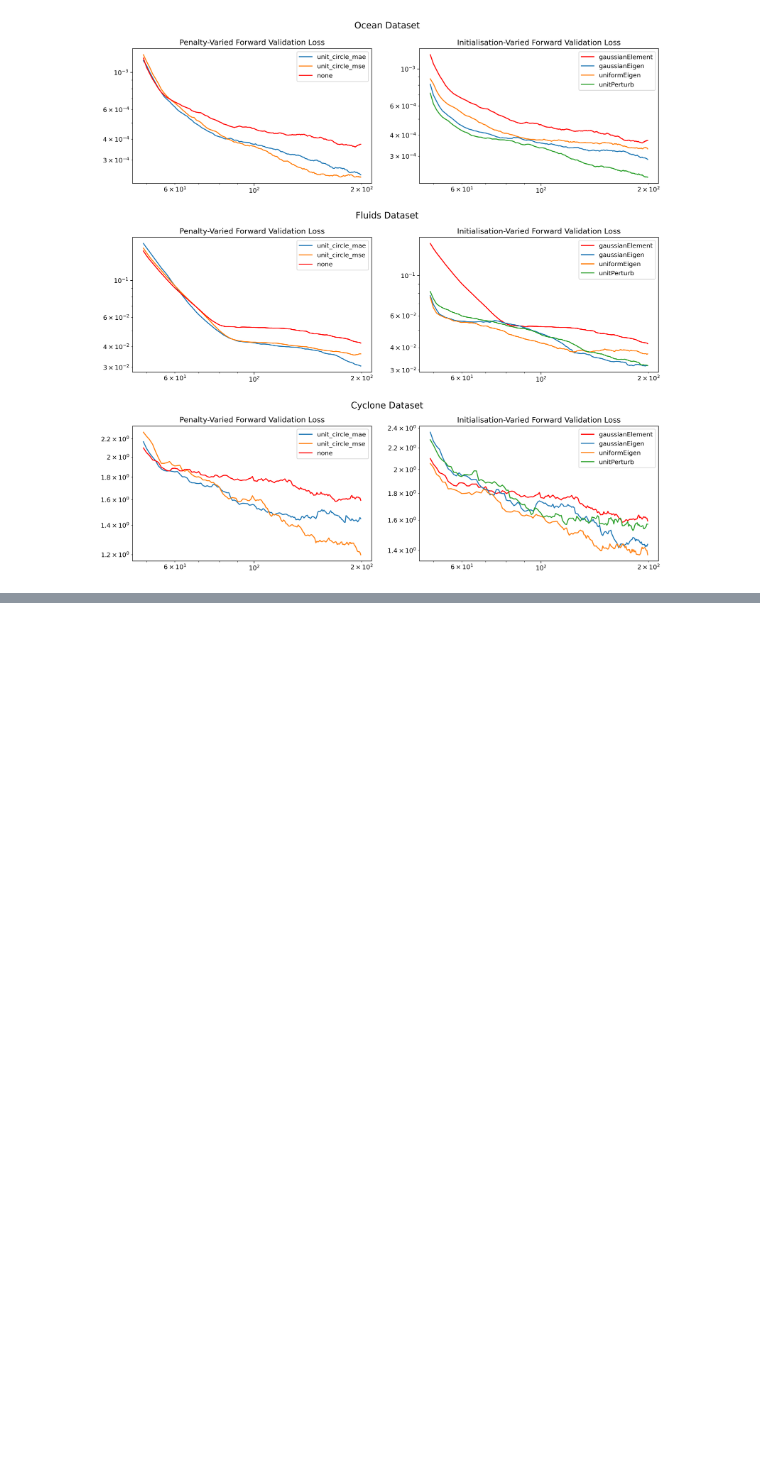
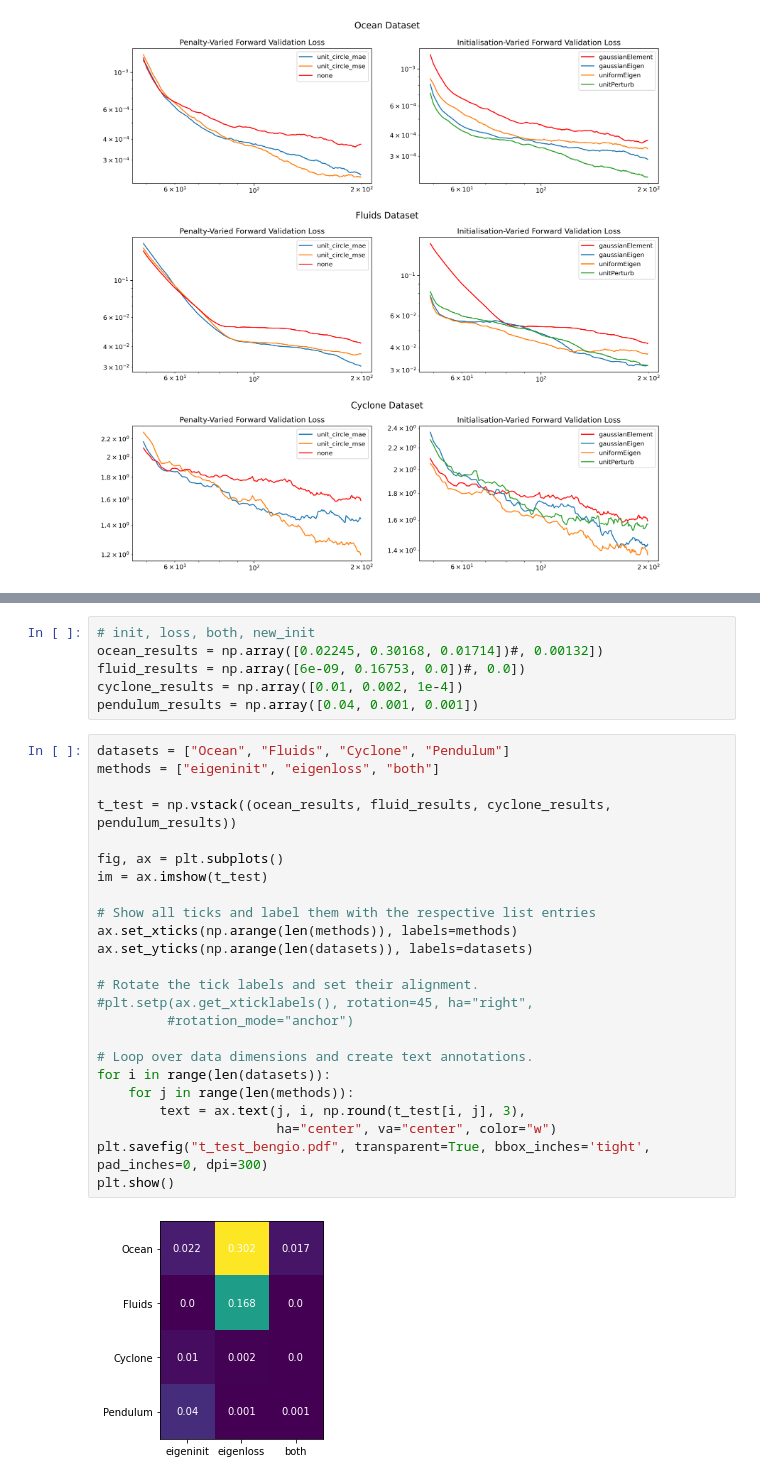
Before and after one commit to jackmiller2003/kae-cyclones, a Jupyter notebook: src/graphing_from_csv-charlie.ipynb, the cells around one changed output, grey strips where cells are left out. Cells and saved outputs as stored; diff of their text form; blank space fills up the shorter version.

```diff
--- a/src/graphing_from_csv-charlie.ipynb
+++ b/src/graphing_from_csv-charlie.ipynb
@@ -191,0 +363,32 @@ Pvalue
+# %%
+# init, loss, both, new_init
+ocean_results = np.array([0.02245, 0.30168, 0.01714])#, 0.00132])
+fluid_results = np.array([6e-09, 0.16753, 0.0])#, 0.0])
+cyclone_results = np.array([0.01, 0.002, 1e-4])
+pendulum_results = np.array([0.04, 0.001, 0.001])
+# %%
+datasets = ["Ocean", "Fluids", "Cyclone", "Pendulum"]
+methods = ["eigeninit", "eigenloss", "both"]
+
+t_test = np.vstack((ocean_results, fluid_results, cyclone_results, pendulum_results))
+
+fig, ax = plt.subplots()
+im = ax.imshow(t_test)
+
+# Show all ticks and label them with the respective list entries
+ax.set_xticks(np.arange(len(methods)), labels=methods)
+ax.set_yticks(np.arange(len(datasets)), labels=datasets)
+
+# Rotate the tick labels and set their alignment.
+#plt.setp(ax.get_xticklabels(), rotation=45, ha="right",
+         #rotation_mode="anchor")
+
+# Loop over data dimensions and create text annotations.
+for i in range(len(datasets)):
+    for j in range(len(methods)):
+        text = ax.text(j, i, np.round(t_test[i, j], 3),
+                       ha="center", va="center", color="w")
+plt.savefig("t_test_bengio.pdf", transparent=True, bbox_inches='tight', pad_inches=0, dpi=300)
+plt.show()
+# %% [output]
+[figure, added]
```
Also changed, not shown: parts of 34 cells of this notebook, 19 other files.
